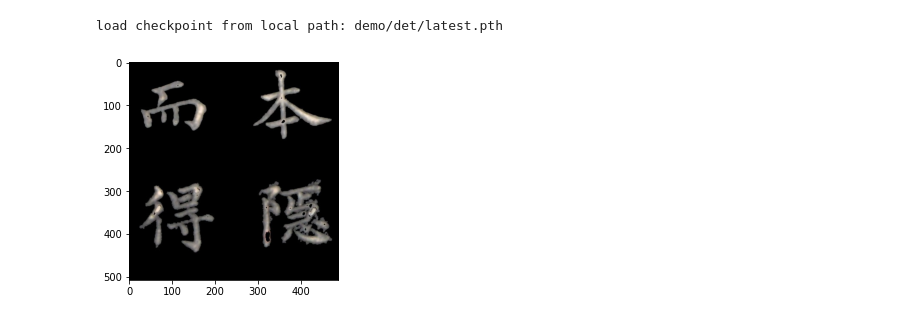
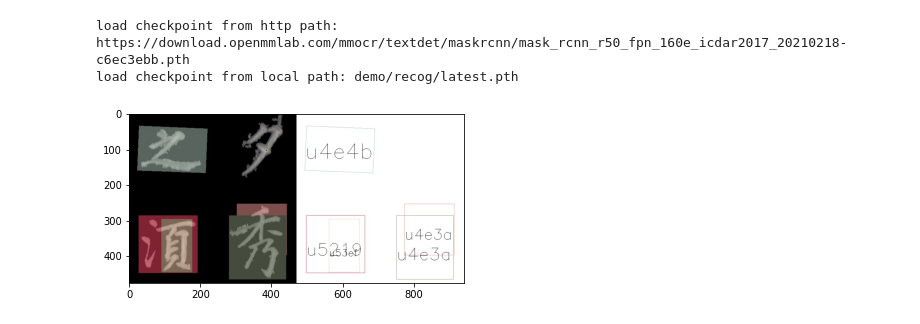
Before and after one commit to Wixiyo/Chinese_inscription_ocr, a Jupyter notebook: work/ocr.ipynb, the cells around one changed output. Saved outputs shown, nothing was run; the diff lists cells and outputs as text; code cells hidden in the pictures.

```diff
--- a/work/ocr.ipynb
+++ b/work/ocr.ipynb
@@ -27,14 +27,28 @@ os.chdir(r'/home/featurize/work/mmocr')
 # %%
 from mmocr.utils.ocr import MMOCR
 
+my_ocr = {'det': 'MaskRCNN_IC17',
+          'det_config':
+          'configs/textdet/maskrcnn/mask_rcnn_r50_fpn_160e_icdar2015-test.py',
+          'det_ckpt':
+          'demo/det/latest.pth',
+          'recog': 'SAR',
+          'recog_config':
+          'configs/textrecog/sar/sar_r31_parallel_decoder_stone_dataset.py',
+          'recog_ckpt':
+          'demo/recog/latest.pth'}
+
 # 导入模型到内存
-ocr = MMOCR(det='MaskRCNN_IC15', recog=None, det_config='configs/textdet/maskrcnn/mask_rcnn_r50_fpn_160e_icdar2015-test.py',
-           det_ckpt='demo/det/latest.pth')
+ocr = MMOCR(det='MaskRCNN_IC17',
+            recog=my_ocr['recog'],
+            recog_config=my_ocr['recog_config'],
+            recog_ckpt=my_ocr['recog_ckpt'])
 
 # 推理
-results = ocr.readtext('../../data/imgs/test/a109.jpg', output='demo/out/det_out.jpg', export='demo/', merge=False)
+results = ocr.readtext('../../data/imgs/test/a94.jpg', output='demo/out/det_out.jpg', export='demo/', merge=False)
 # 展示结果
 show_img_from_path('demo/out/det_out.jpg')
 # %% [output]
-load checkpoint from local path: demo/det/latest.pth
+load checkpoint from http path: https://download.openmmlab.com/mmocr/textdet/maskrcnn/mask_rcnn_r50_fpn_160e_icdar2017_20210218-c6ec3ebb.pth
+load checkpoint from local path: demo/recog/latest.pth
-[figure, old version]
+[figure, new version]
```
Also changed, not shown: 1 other file.
